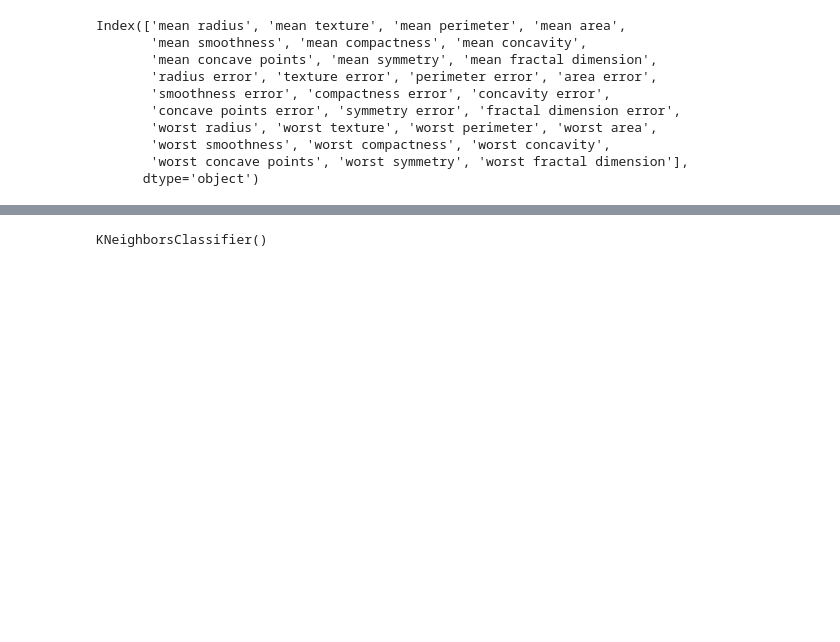
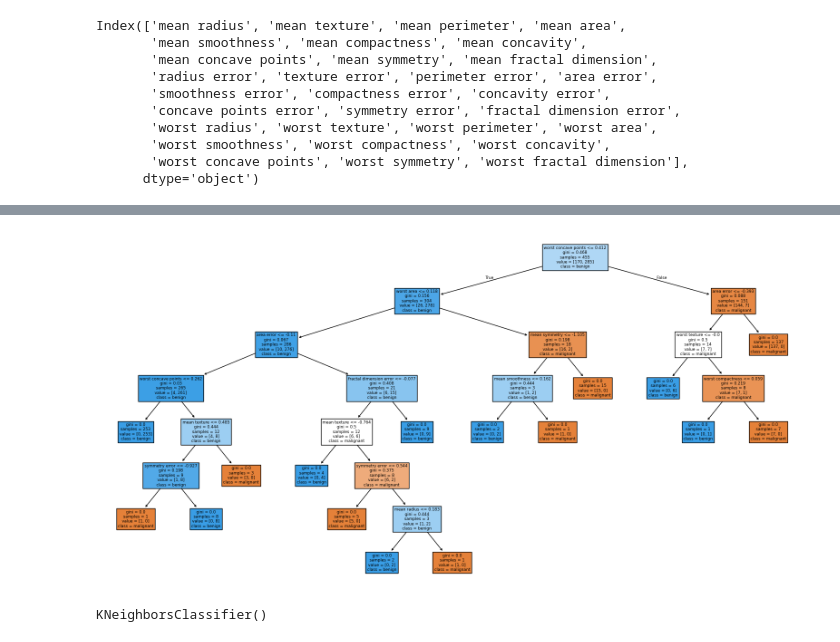
Before and after one commit to glawt0n/dataproject1, a Jupyter notebook: project1.ipynb, the cells around one changed output, grey strips where cells are left out. Cells and saved outputs as stored; diff of their text form; code cells hidden in the pictures; blank space fills up the shorter version.

```diff
--- a/project1.ipynb
+++ b/project1.ipynb
@@ -3804,3 +3824,12 @@ print(
+# %%
+model = DecisionTreeClassifier(random_state=0)
+model.fit(X_train_std, y_train)
+
+plt.figure(figsize=(20,10))
+plot_tree(model, feature_names=X.columns, class_names=label_names , filled=True)
+plt.show()
+# %% [output]
+[figure, added]
 # %%
 model = KNeighborsClassifier(n_neighbors=5)
 model.fit(X_train_std, y_train)
```
Also changed, not shown: parts of 3 cells of this notebook.
